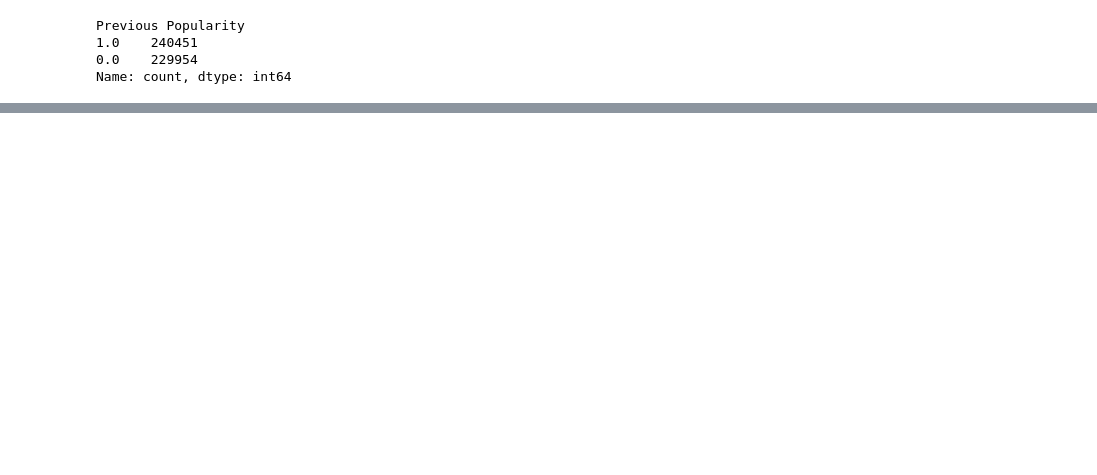
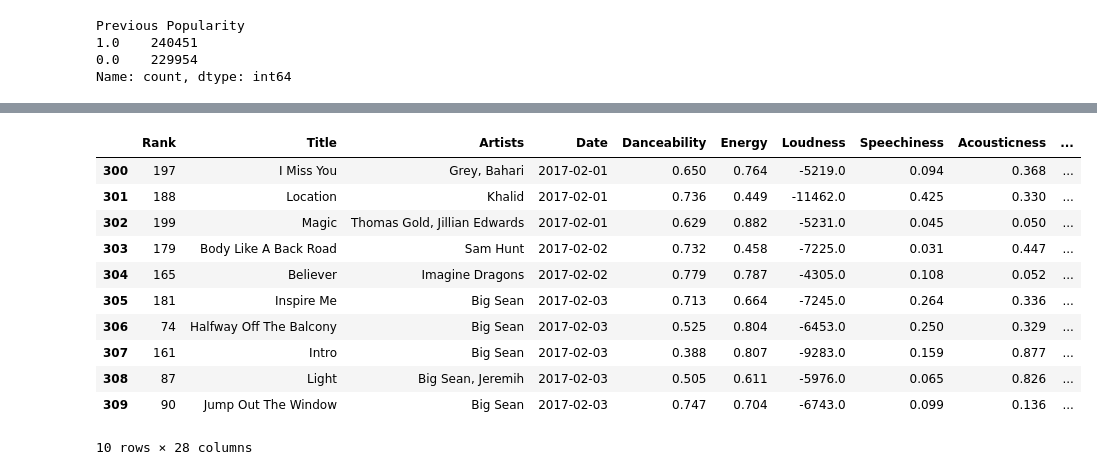
Before and after one commit to JuliaSchon/AML_project, a Jupyter notebook: popularArtist.ipynb, the cells around one changed output, grey strips where cells are left out. Cells and saved outputs as stored; diff of their text form; code cells hidden in the pictures; blank space fills up the shorter version.

```diff
--- a/popularArtist.ipynb
+++ b/popularArtist.ipynb
@@ -136,3 +220,19 @@ subset
+# %%
+subset = subset[subset['Date'] >= "2017-02-01"]
+subset.head(10)
+# %% [output]
+|  | Rank | Title | Artists | Date | Danceability | Energy | Loudness | Speechiness | Acousticness | ... |
+| 300 | 197 | I Miss You | Grey, Bahari | 2017-02-01 | 0.650 | 0.764 | -5219.0 | 0.094 | 0.368 | ... |
+| 301 | 188 | Location | Khalid | 2017-02-01 | 0.736 | 0.449 | -11462.0 | 0.425 | 0.330 | ... |
+| 302 | 199 | Magic | Thomas Gold, Jillian Edwards | 2017-02-01 | 0.629 | 0.882 | -5231.0 | 0.045 | 0.050 | ... |
+| 303 | 179 | Body Like A Back Road | Sam Hunt | 2017-02-02 | 0.732 | 0.458 | -7225.0 | 0.031 | 0.447 | ... |
+| 304 | 165 | Believer | Imagine Dragons | 2017-02-02 | 0.779 | 0.787 | -4305.0 | 0.108 | 0.052 | ... |
+| 305 | 181 | Inspire Me | Big Sean | 2017-02-03 | 0.713 | 0.664 | -7245.0 | 0.264 | 0.336 | ... |
+| 306 | 74 | Halfway Off The Balcony | Big Sean | 2017-02-03 | 0.525 | 0.804 | -6453.0 | 0.250 | 0.329 | ... |
+| 307 | 161 | Intro | Big Sean | 2017-02-03 | 0.388 | 0.807 | -9283.0 | 0.159 | 0.877 | ... |
+| 308 | 87 | Light | Big Sean, Jeremih | 2017-02-03 | 0.505 | 0.611 | -5976.0 | 0.065 | 0.826 | ... |
+| 309 | 90 | Jump Out The Window | Big Sean | 2017-02-03 | 0.747 | 0.704 | -6743.0 | 0.099 | 0.136 | ... |
+10 rows × 28 columns
 # %%
 from imblearn.over_sampling import SMOTE
 from sklearn.model_selection import train_test_split
```
Also changed, not shown: parts of 33 cells of this notebook.
